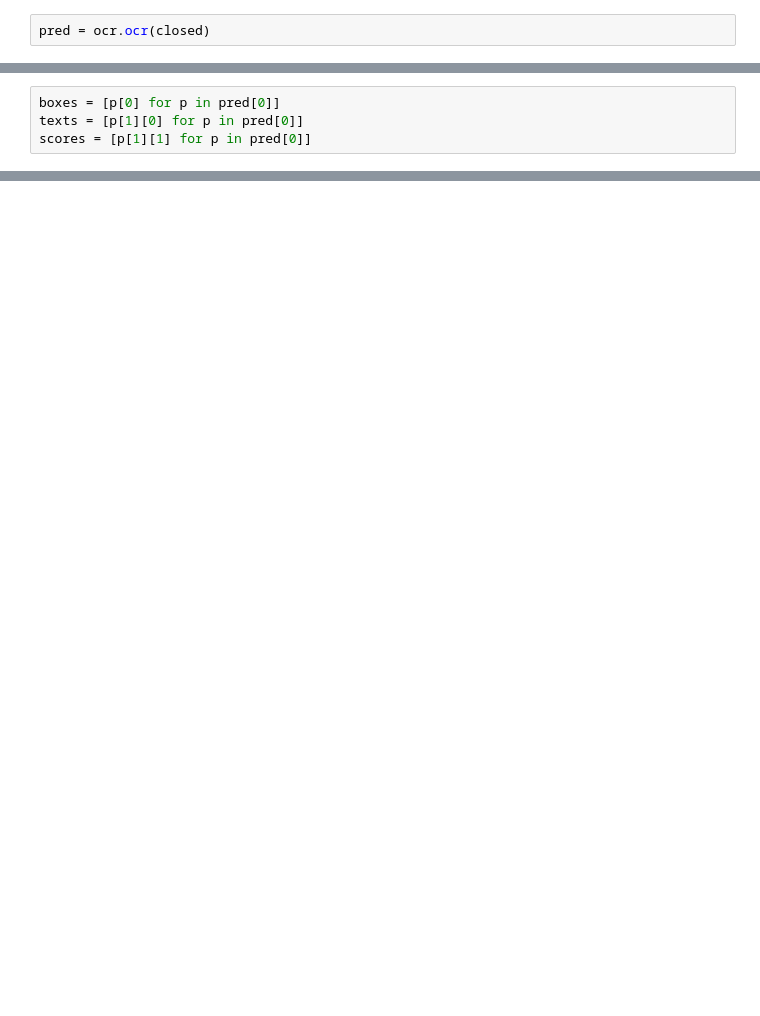
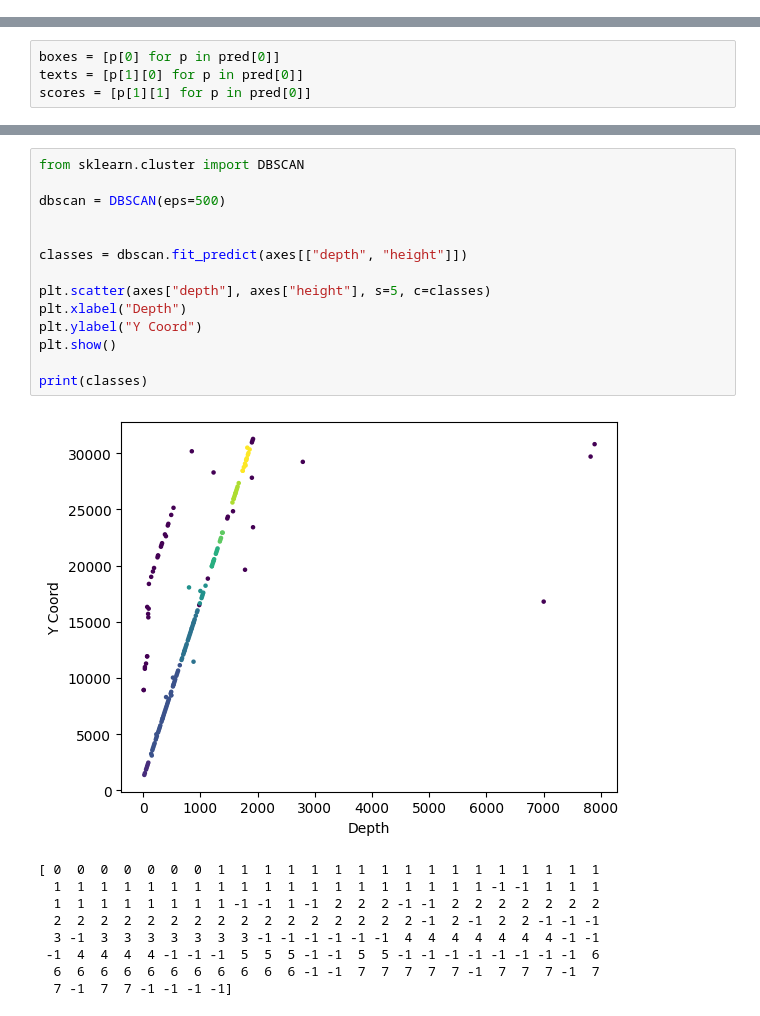
Before and after one commit to zeinovich/geovision, a Jupyter notebook: notebooks/v0.1-zeinovich-contours_paddle.ipynb, the cells around one changed output, grey strips where cells are left out. Saved outputs shown, nothing was run; the diff lists cells and outputs as text; blank space fills up the shorter version.

```diff
--- a/notebooks/v0.1-zeinovich-contours_paddle.ipynb
+++ b/notebooks/v0.1-zeinovich-contours_paddle.ipynb
@@ -70,5 +60,3 @@ ocr = PaddleOCR(
     use_gpu=False,
     show_log=False,
 )
-# %%
-pred = ocr.ocr(closed)
@@ -208,0 +223,24 @@ True
+# %%
+from sklearn.cluster import DBSCAN
+
+dbscan = DBSCAN(eps=500)
+
+
+classes = dbscan.fit_predict(axes[["depth", "height"]])
+
+plt.scatter(axes["depth"], axes["height"], s=5, c=classes)
+plt.xlabel("Depth")
+plt.ylabel("Y Coord")
+plt.show()
+
+print(classes)
+# %% [output]
+[figure, added]
+[ 0  0  0  0  0  0  0  1  1  1  1  1  1  1  1  1  1  1  1  1  1  1  1  1
+  1  1  1  1  1  1  1  1  1  1  1  1  1  1  1  1  1  1  1 -1 -1  1  1  1
+  1  1  1  1  1  1  1  1 -1 -1  1 -1  2  2  2 -1 -1  2  2  2  2  2  2  2
+  2  2  2  2  2  2  2  2  2  2  2  2  2  2  2  2 -1  2 -1  2  2 -1 -1 -1
+  3 -1  3  3  3  3  3  3  3 -1 -1 -1 -1 -1 -1  4  4  4  4  4  4  4 -1 -1
+ -1  4  4  4  4 -1 -1 -1  5  5  5 -1 -1  5  5 -1 -1 -1 -1 -1 -1 -1 -1  6
+  6  6  6  6  6  6  6  6  6  6  6 -1 -1  7  7  7  7  7 -1  7  7  7 -1  7
+  7 -1  7  7 -1 -1 -1 -1]
```
Also changed, not shown: parts of 26 cells of this notebook.
